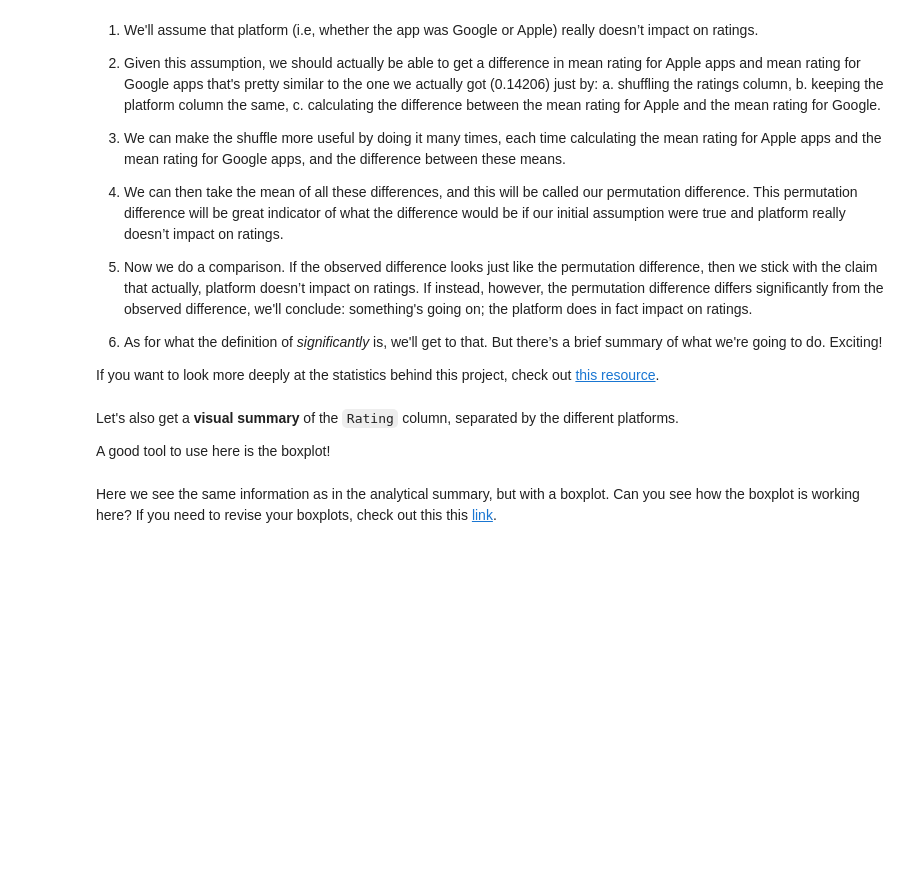
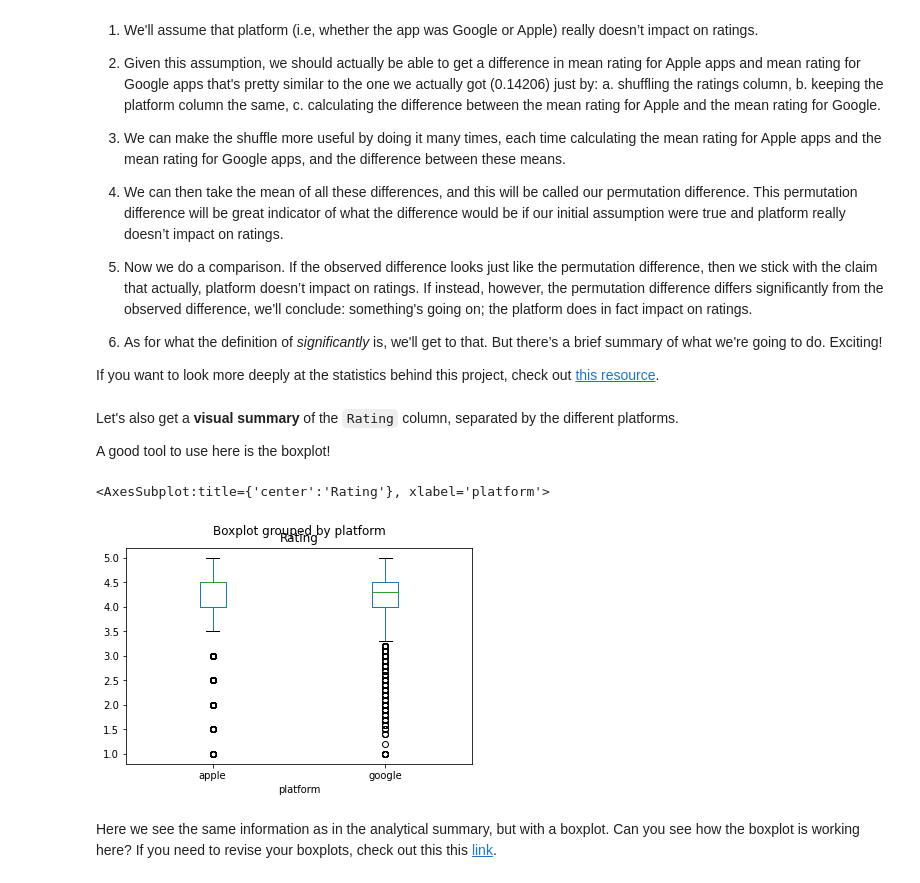
Before and after one commit to AaronCarney/Integrating-Apps, a Jupyter notebook: Project Files/Springboard Apps project - Tier 3 - Complete.ipynb, the cells around one changed output. Saved outputs shown, nothing was run; the diff lists cells and outputs as text; code cells hidden in the pictures; blank space fills up the shorter version.

```diff
--- a/Project Files/Springboard Apps project - Tier 3 - Complete.ipynb
+++ b/Project Files/Springboard Apps project - Tier 3 - Complete.ipynb
@@ -201,7 +275,8 @@ The reason we're making this column is so that we can ultimately join our Apple
 # %%
 # Create a column called 'platform' in both the Apple and Google dataframes.
 # Add the value 'apple' and the value 'google' as appropriate.
-_ _ _
+Google['platform']='google'
+Apple['platform']='apple'
 # %% [markdown]
 ### 2c. Changing the column names to prepare for our join of the two datasets
 Since the easiest way to join two datasets is if they have both:
@@ -215,19 +290,19 @@ This is an important step to unify the two datasets!
 # %%
 # Create a variable called old_names where you'll store the column names of the Apple dataframe.
 # Use the feature .columns.
-_ _ _
+old_names = Apple.columns
 
 # Create a variable called new_names where you'll store the column names of the Google dataframe.
-_ _ _
+new_names = Google.columns
 
 # Use the rename() DataFrame method to change the columns names.
-_ _ _
+Apple = Apple.rename(columns = dict(zip(old_names,new_names)))
 # %% [markdown]
 ### 2d. Join the two datasets
 Let's combine the two datasets into a single data frame called `df`.
 # %%
 # Let's use the append() method to append Apple to Google.
-_ _ _
+Google = Google.append(Apple)
 
 # Using the sample() method with the number 12 passed to it, check 12 random points of your dataset.
-_ _ _
+Google.sample(12)
@@ -258,4 +356,5 @@ _ _ _
 929 apps do not have reviews, we need to eliminate these points!
 # %%
 # Eliminate the points that have 0 reviews.
-_ _ _
+Google = Google[Google['Reviews'] != 0]
+Google.shape
@@ -297,7 +403,10 @@ Let's also get a **visual summary** of the `Rating` column, separated by the dif
 A good tool to use here is the boxplot!
 # %%
 # Call the boxplot() method on our df.
-_ _ _
+Google.boxplot(by='platform', column =['Rating'], grid=False)
+# %% [output]
+<AxesSubplot:title={'center':'Rating'}, xlabel='platform'>
+[figure, added]
 # %% [markdown]
 Here we see the same information as in the analytical summary, but with a boxplot. Can you see how the boxplot is working here? If you need to revise your boxplots, check out this this [link](https://www.kaggle.com/ramamet4/app-store-apple-data-set-10k-apps).
 # %% [markdown]
```
Also changed, not shown: parts of 23 cells of this notebook.
